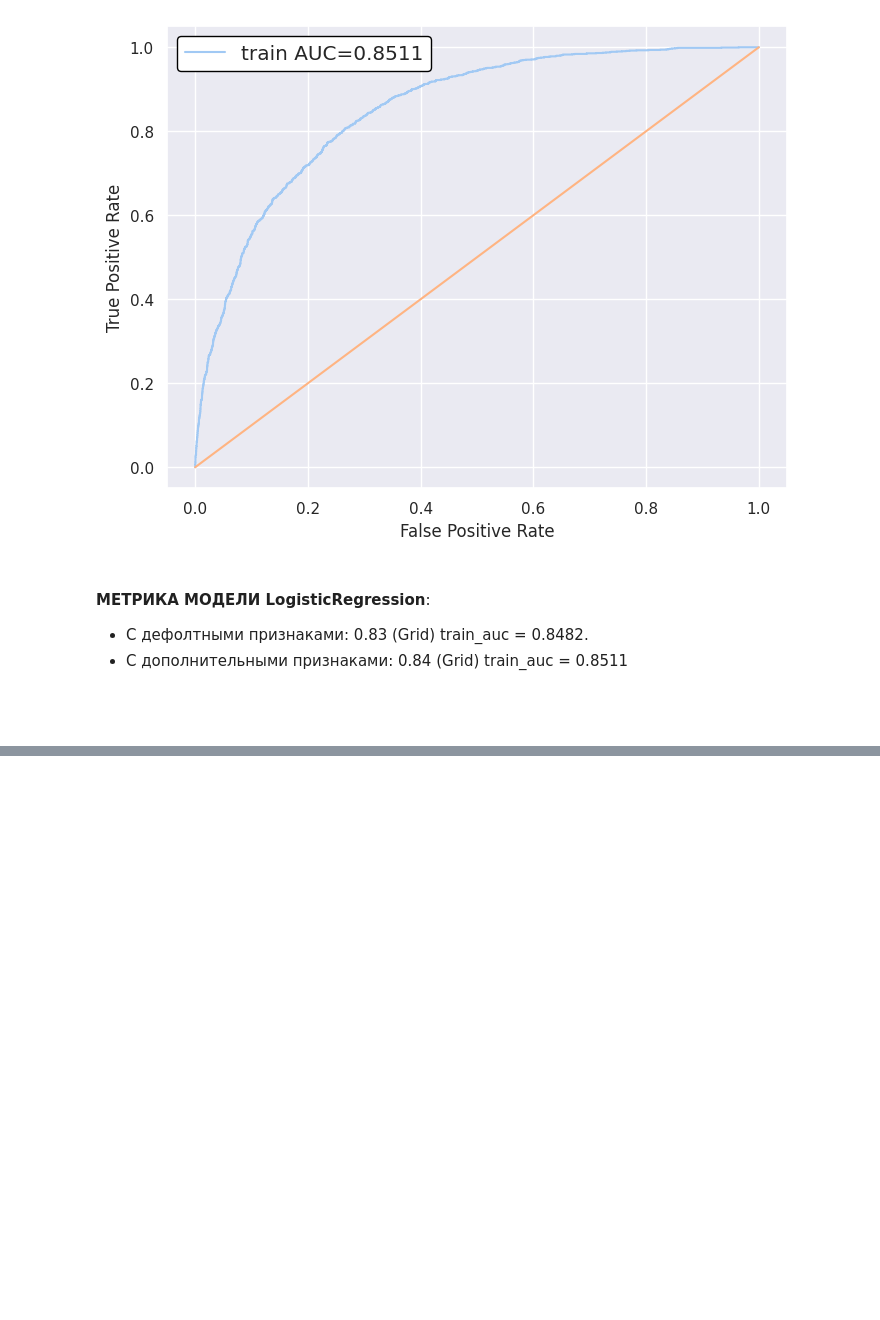
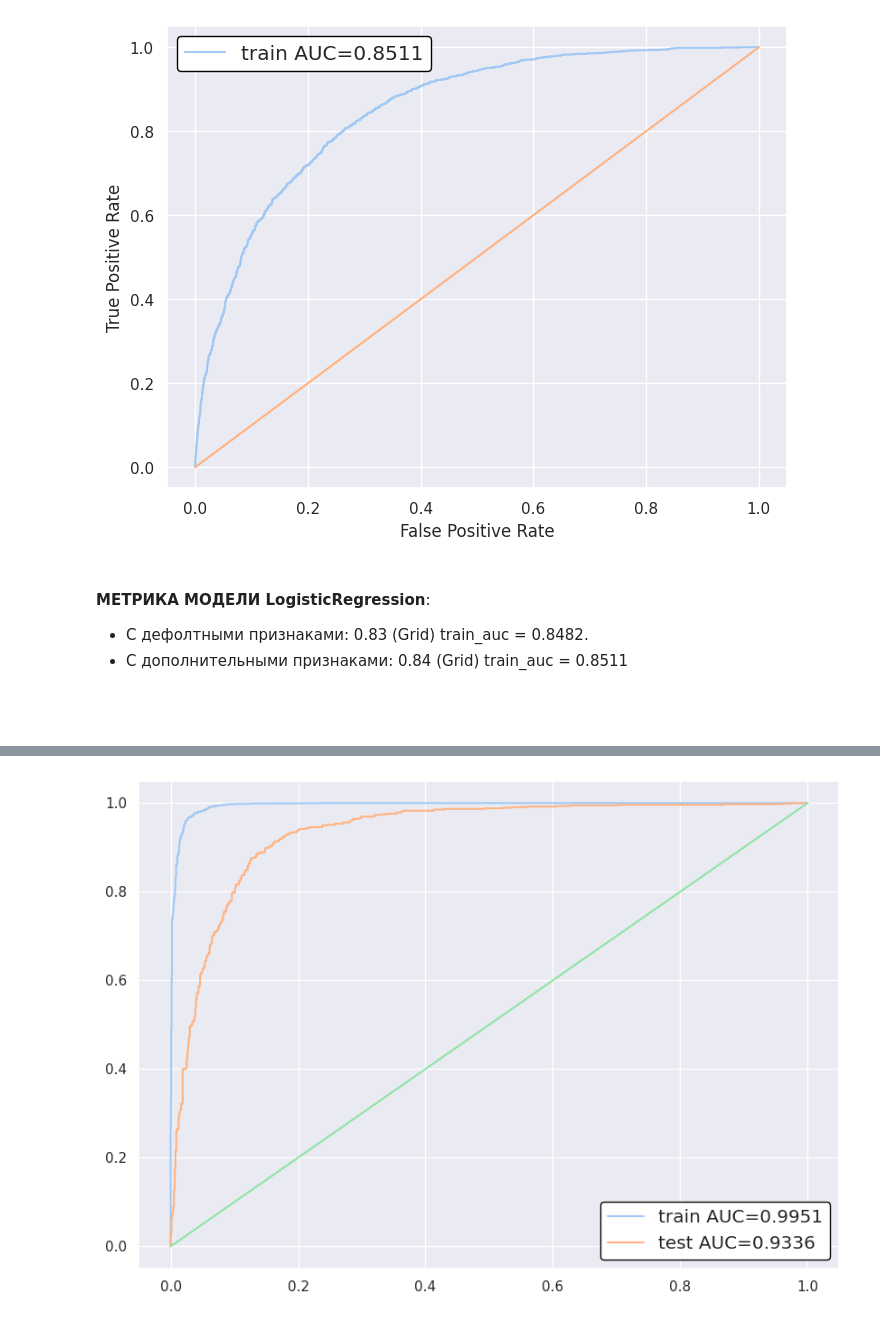
Before and after one commit to 1mmo/data-analysis-handbook, a Jupyter notebook: solved problems/churn_prediction.ipynb, the cells around one changed output, grey strips where cells are left out. Saved outputs shown, nothing was run; the diff lists cells and outputs as text; code cells hidden in the pictures; blank space fills up the shorter version.

```diff
--- a/solved problems/churn_prediction.ipynb
+++ b/solved problems/churn_prediction.ipynb
@@ -760,0 +858,7 @@ TO DO LIST:
+# %%
+over = RandomOverSampler()
+X, y = over.fit_resample(X, y)
+# %%
+category_cols = [col for col in X
+                 if X[col].dtypes == 'object']
+cat_columns = [X.columns.get_loc(i) for i in category_cols]
@@ -760,0 +895,22 @@ TO DO LIST:
+# %%
+X_train, X_test, y_train, y_test = train_test_split(X, y, train_size=0.8)
+# %%
+model_cat = CatBoostClassifier(depth=10, iterations=1000, learning_rate=0.1, verbose=False, cat_features=cat_columns)
+model_cat.fit(X_train, y_train)
+
+y_train_pred = model_cat.predict_proba(X_train)[:, 1]
+y_test_pred = model_cat.predict_proba(X_test)[:, 1]
+# %%
+train_auc = roc_auc_score(y_train, y_train_pred)
+test_auc = roc_auc_score(y_test, y_test_pred)
+
+plt.figure(figsize=(10, 7))
+plt.plot(*roc_curve(y_train, y_train_pred)[:2], label=f'train AUC={train_auc:.4}')
+plt.plot(*roc_curve(y_test, y_test_pred)[:2], label=f'test AUC={test_auc:.4}')
+legend_box = plt.legend(fontsize='large', framealpha=1).get_frame()
+legend_box.set_facecolor('white')
+legend_box.set_edgecolor('black')
+plt.plot(np.linspace(0, 1, 100), np.linspace(0, 1, 100))
+plt.show()
+# %% [output]
+[figure, added]
```
Also changed, not shown: parts of 63 cells of this notebook.
